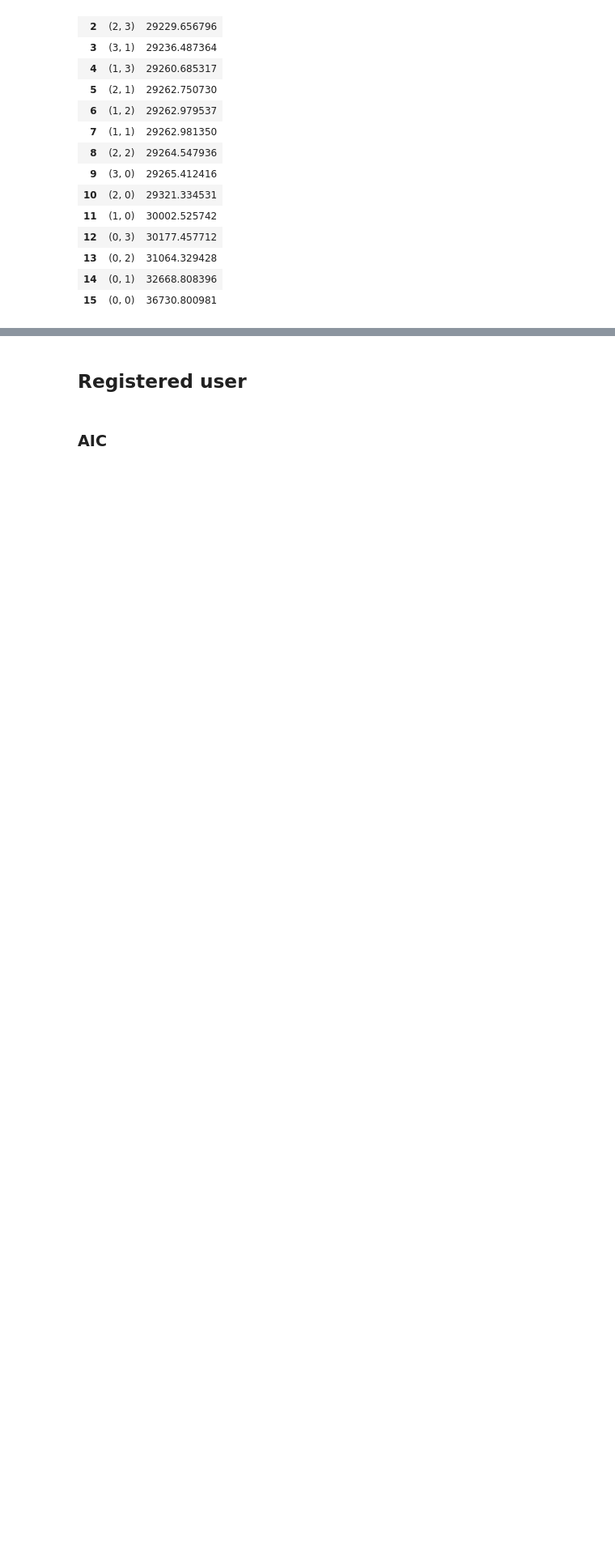
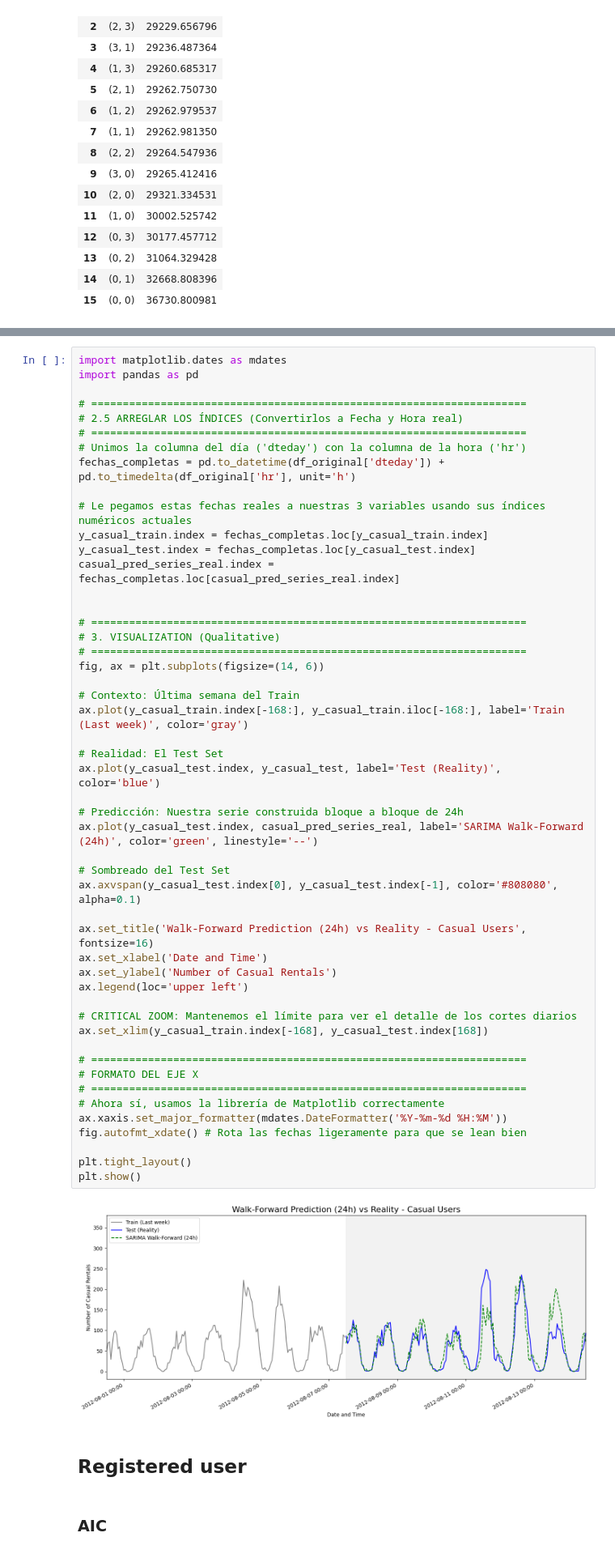
Before and after one commit to ikeiba/bike-sharing-time-series, a Jupyter notebook: project_submission/arma_arima.ipynb, the cells around one changed output, grey strips where cells are left out. Shown at 81% size. Cells and saved outputs as stored; diff of their text form; blank space fills up the shorter version.

```diff
--- a/project_submission/arma_arima.ipynb
+++ b/project_submission/arma_arima.ipynb
@@ -391,3 +307,55 @@ plt.show()
+# %%
+import matplotlib.dates as mdates
+import pandas as pd
+
+# =====================================================================
+# 2.5 ARREGLAR LOS ÍNDICES (Convertirlos a Fecha y Hora real)
+# =====================================================================
+# Unimos la columna del día ('dteday') con la columna de la hora ('hr')
+fechas_completas = pd.to_datetime(df_original['dteday']) + pd.to_timedelta(df_original['hr'], unit='h')
+
+# Le pegamos estas fechas reales a nuestras 3 variables usando sus índices numéricos actuales
+y_casual_train.index = fechas_completas.loc[y_casual_train.index]
+y_casual_test.index = fechas_completas.loc[y_casual_test.index]
+casual_pred_series_real.index = fechas_completas.loc[casual_pred_series_real.index]
+
+
+# =====================================================================
+# 3. VISUALIZATION (Qualitative)
+# =====================================================================
+fig, ax = plt.subplots(figsize=(14, 6))
+
+# Contexto: Última semana del Train
+ax.plot(y_casual_train.index[-168:], y_casual_train.iloc[-168:], label='Train (Last week)', color='gray')
+
+# Realidad: El Test Set
+ax.plot(y_casual_test.index, y_casual_test, label='Test (Reality)', color='blue')
+
+# Predicción: Nuestra serie construida bloque a bloque de 24h
+ax.plot(y_casual_test.index, casual_pred_series_real, label='SARIMA Walk-Forward (24h)', color='green', linestyle='--')
+
+# Sombreado del Test Set
+ax.axvspan(y_casual_test.index[0], y_casual_test.index[-1], color='#808080', alpha=0.1)
+
+ax.set_title('Walk-Forward Prediction (24h) vs Reality - Casual Users', fontsize=16)
+ax.set_xlabel('Date and Time')
+ax.set_ylabel('Number of Casual Rentals')
+ax.legend(loc='upper left')
+
+# CRITICAL ZOOM: Mantenemos el límite para ver el detalle de los cortes diarios
+ax.set_xlim(y_casual_train.index[-168], y_casual_test.index[168])
+
+# =====================================================================
+# FORMATO DEL EJE X
+# =====================================================================
+# Ahora sí, usamos la librería de Matplotlib correctamente
+ax.xaxis.set_major_formatter(mdates.DateFormatter('%Y-%m-%d %H:%M'))
+fig.autofmt_xdate() # Rota las fechas ligeramente para que se lean bien
+
+plt.tight_layout()
+plt.show()
+# %% [output]
+[figure, added]
 # %% [markdown]
 ## Registered user
 # %% [markdown]
```
Also changed, not shown: parts of 32 cells of this notebook.
